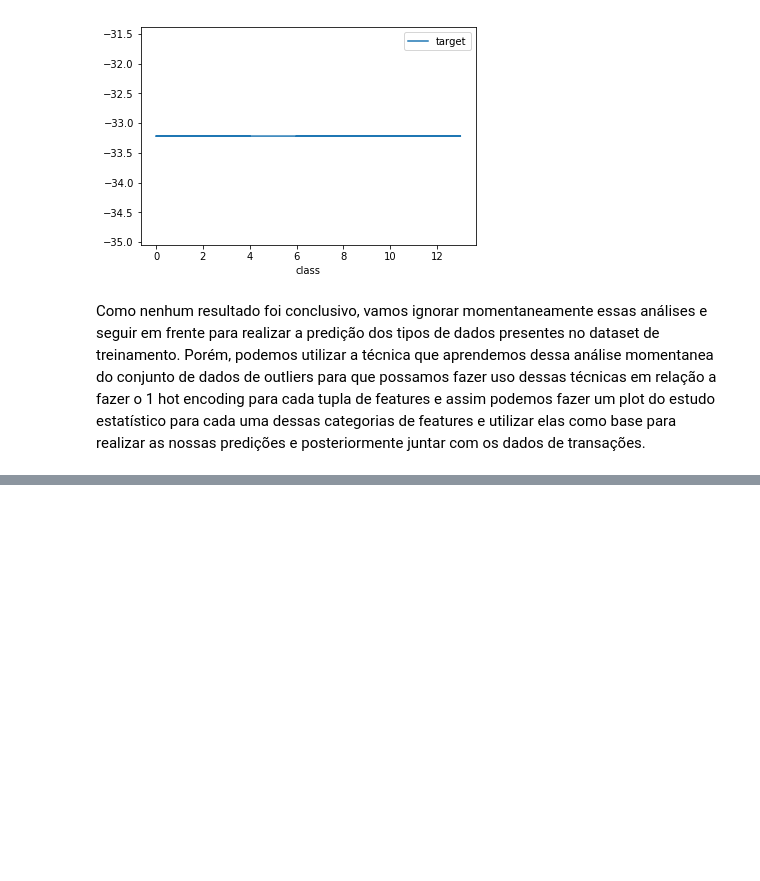
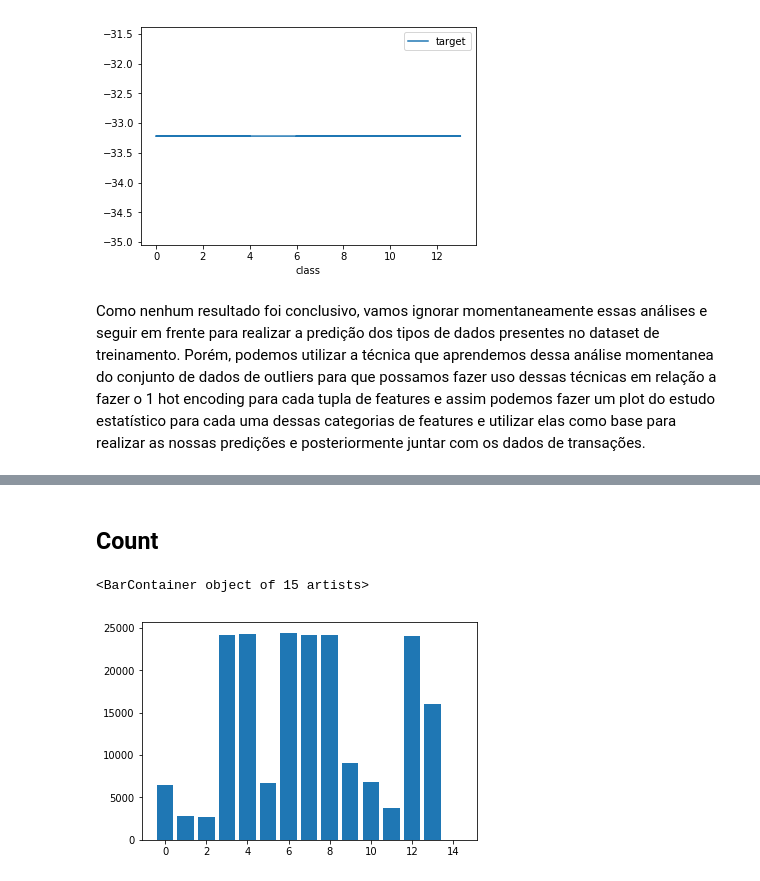
Before and after one commit to MiniMarvin/Analysis-Elo-Kaggle, a Jupyter notebook: Elo simple kernel analysis.ipynb, the cells around one changed output, grey strips where cells are left out. Saved outputs shown, nothing was run; the diff lists cells and outputs as text; code cells hidden in the pictures; blank space fills up the shorter version.

```diff
--- a/Elo simple kernel analysis.ipynb
+++ b/Elo simple kernel analysis.ipynb
@@ -112,0 +111,14 @@ def seq
+# %%
+def mixClasses(dataframe, column_names):
+    #Obs: This method won't find out the dict properly
+    tuples = dataframe[column_names].apply(tuple, axis=1)
+    dummies = pd.get_dummies(tuples)
+    dummies.columns = list(range(len(dummies.columns))) # convert the dummies to numbers
+    s = pd.Series(dummies.columns[np.where(dummies != 0)[1]])
+    s.index = tuples.index
+    return s
+
+s = mixClasses(pure_train, ["feature_1", "feature_2", "feature_3"])
+pure_train.loc["class"] = s
+groups = pure_train.groupby(by="class")
+groups["target"].describe()
@@ -112,0 +148,11 @@ def seq
+# %% [markdown]
+## Count
+# %%
+idx = groups.count().index
+counts = groups.count()["target"]
+x = list(idx.values)
+y = list(counts.values)
+plt.pyplot.bar(x, y)
+# %% [output]
+<BarContainer object of 15 artists>
+[figure, added]
```
Also changed, not shown: parts of 29 cells of this notebook.
